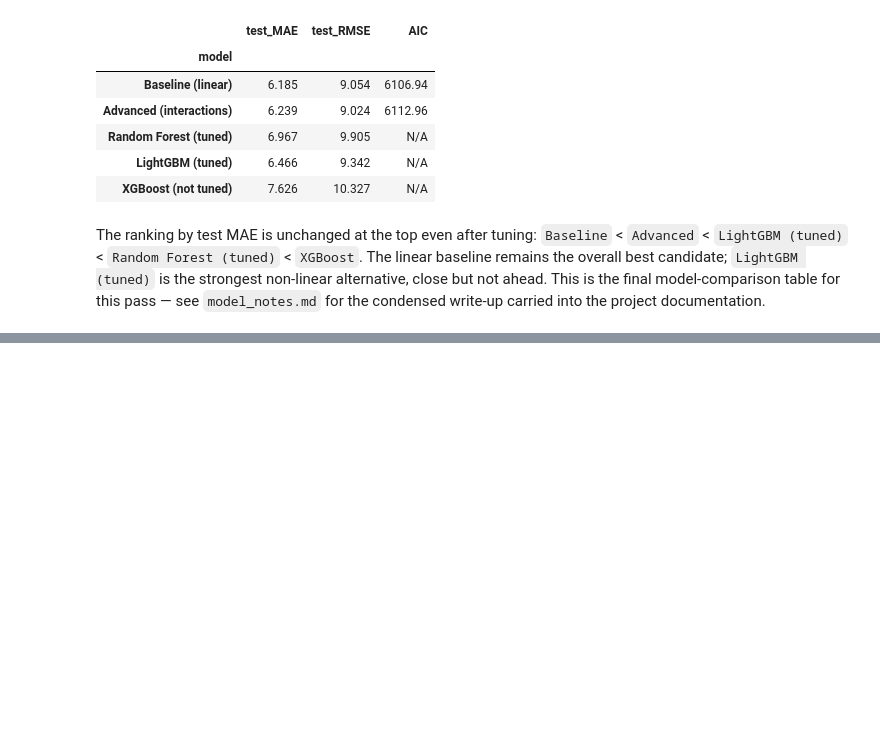
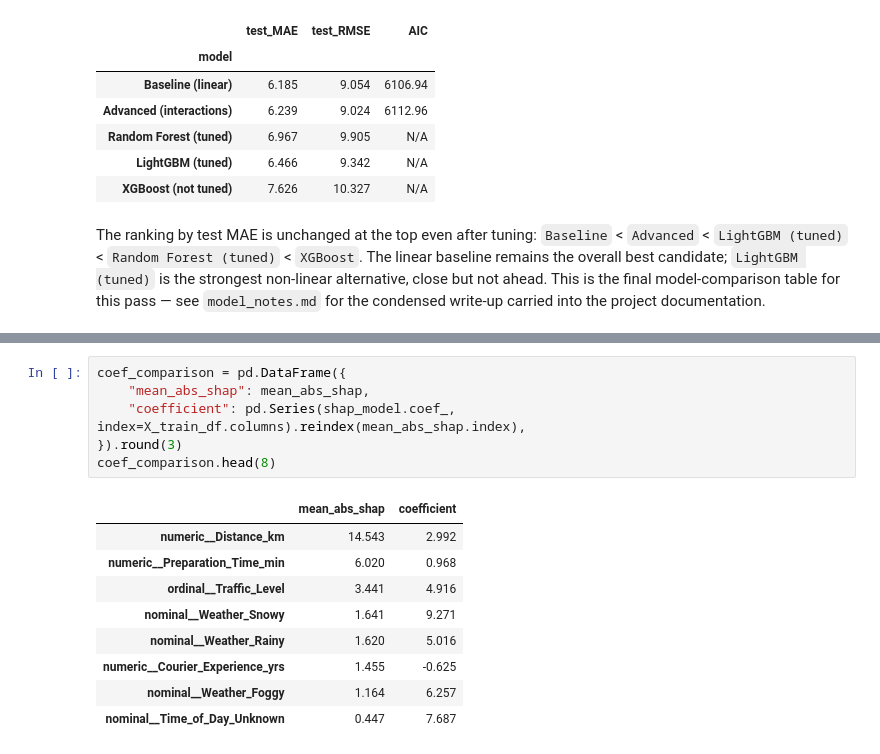
Before and after one commit to felo9015/food_delivery_time_prediction, a Jupyter notebook: notebooks/model_exploration.ipynb, the cells around one changed output, grey strips where cells are left out. Drawn from its saved outputs; the diff is of its cells as text; blank space fills up the shorter version.

```diff
--- a/notebooks/model_exploration.ipynb
+++ b/notebooks/model_exploration.ipynb
@@ -762,0 +805,16 @@ The ranking by test MAE is unchanged at the top even after tuning: `Baseline` <
+# %%
+coef_comparison = pd.DataFrame({
+    "mean_abs_shap": mean_abs_shap,
+    "coefficient": pd.Series(shap_model.coef_, index=X_train_df.columns).reindex(mean_abs_shap.index),
+}).round(3)
+coef_comparison.head(8)
+# %% [output]
+|  | mean_abs_shap | coefficient |
+| numeric__Distance_km | 14.543 | 2.992 |
+| numeric__Preparation_Time_min | 6.020 | 0.968 |
+| ordinal__Traffic_Level | 3.441 | 4.916 |
+| nominal__Weather_Snowy | 1.641 | 9.271 |
+| nominal__Weather_Rainy | 1.620 | 5.016 |
+| numeric__Courier_Experience_yrs | 1.455 | -0.625 |
+| nominal__Weather_Foggy | 1.164 | 6.257 |
+| nominal__Time_of_Day_Unknown | 0.447 | 7.687 |
```
Also changed, not shown: parts of 16 cells of this notebook, 4 other files.
